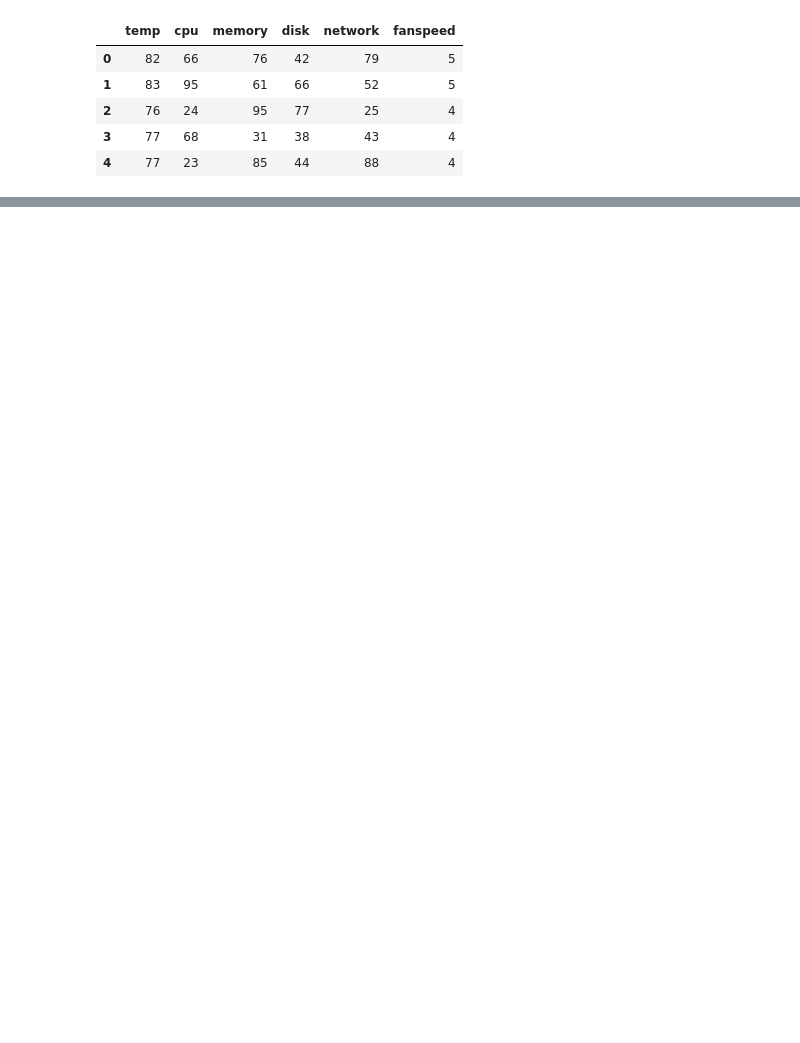
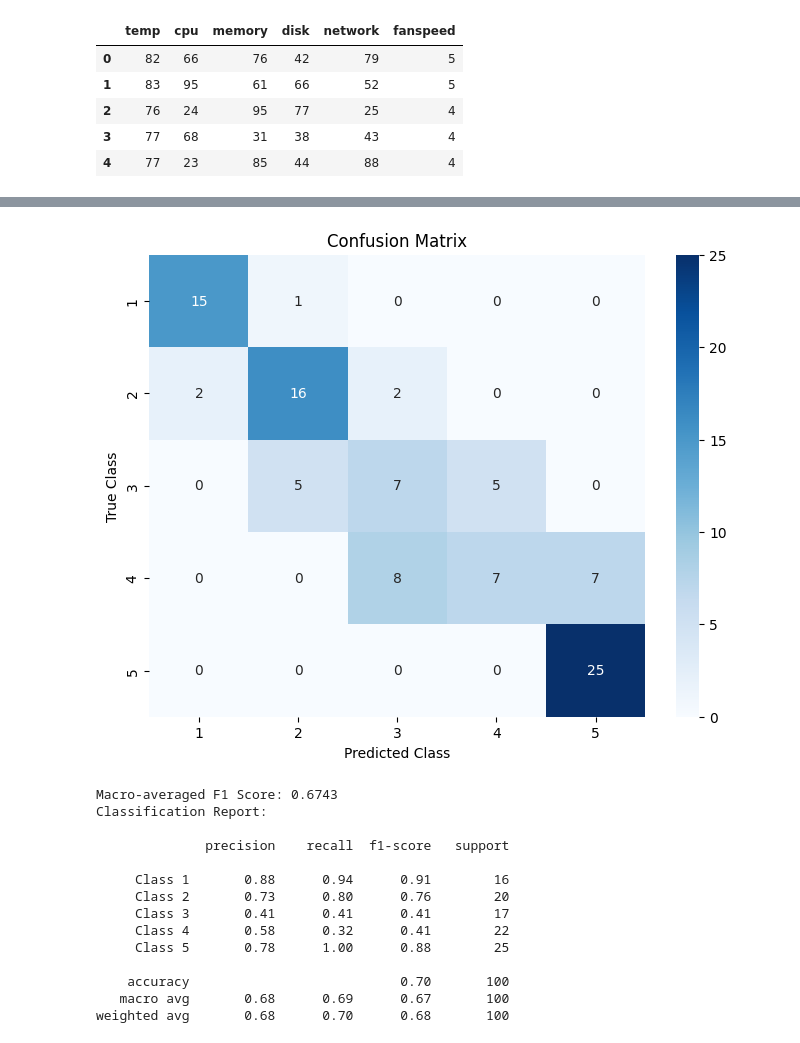
Before and after one commit to MuntasirMaruf/CVPR_B_MuntasirMaruf, a Jupyter notebook: Assignment_2_NN_22_46620_1.ipynb, the cells around one changed output, grey strips where cells are left out. Saved outputs shown, nothing was run; the diff lists cells and outputs as text; code cells hidden in the pictures; blank space fills up the shorter version.

```diff
--- a/Assignment_2_NN_22_46620_1.ipynb
+++ b/Assignment_2_NN_22_46620_1.ipynb
@@ -259,0 +207,40 @@ roc_curve_per_class(Y_test_onehot, predictions_test_probabilities, num_classes)
+# %%
+from sklearn.metrics import confusion_matrix, f1_score, classification_report
+import seaborn as sns
+import matplotlib.pyplot as plt
+import numpy as np
+
+val_output = NN.feedForward(X_val)
+val_preds = np.argmax(val_output, axis=1)
+val_true = np.argmax(Y_val, axis=1)
+
+cm = confusion_matrix(val_true, val_preds)
+plt.figure(figsize=(8, 6))
+sns.heatmap(cm, annot=True, fmt="d", cmap="Blues",
+            xticklabels=np.arange(1, 6), yticklabels=np.arange(1, 6))
+plt.xlabel("Predicted Class")
+plt.ylabel("True Class")
+plt.title("Confusion Matrix")
+plt.show()
+
+f1_macro = f1_score(val_true, val_preds, average='macro')
+print(f"Macro-averaged F1 Score: {f1_macro:.4f}")
+
+print("Classification Report:\n")
+print(classification_report(val_true, val_preds, target_names=[f"Class {i}" for i in range(1, 6)]))
+# %% [output]
+[figure, added]
+Macro-averaged F1 Score: 0.6743
+Classification Report:
+
+              precision    recall  f1-score   support
+
+     Class 1       0.88      0.94      0.91        16
+     Class 2       0.73      0.80      0.76        20
+     Class 3       0.41      0.41      0.41        17
+     Class 4       0.58      0.32      0.41        22
+     Class 5       0.78      1.00      0.88        25
+
+    accuracy                           0.70       100
+   macro avg       0.68      0.69      0.67       100
+weighted avg       0.68      0.70      0.68       100
```
Also changed, not shown: parts of 16 cells of this notebook.
